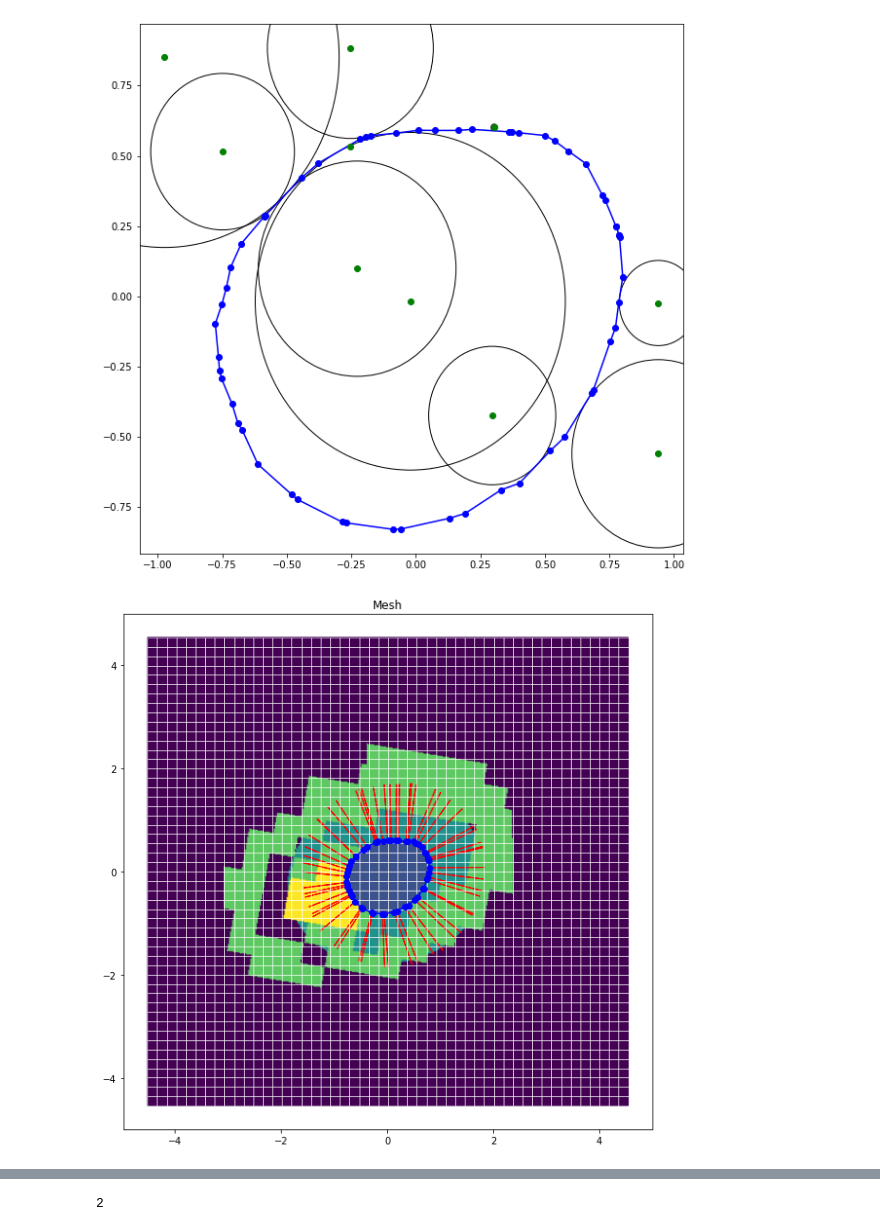
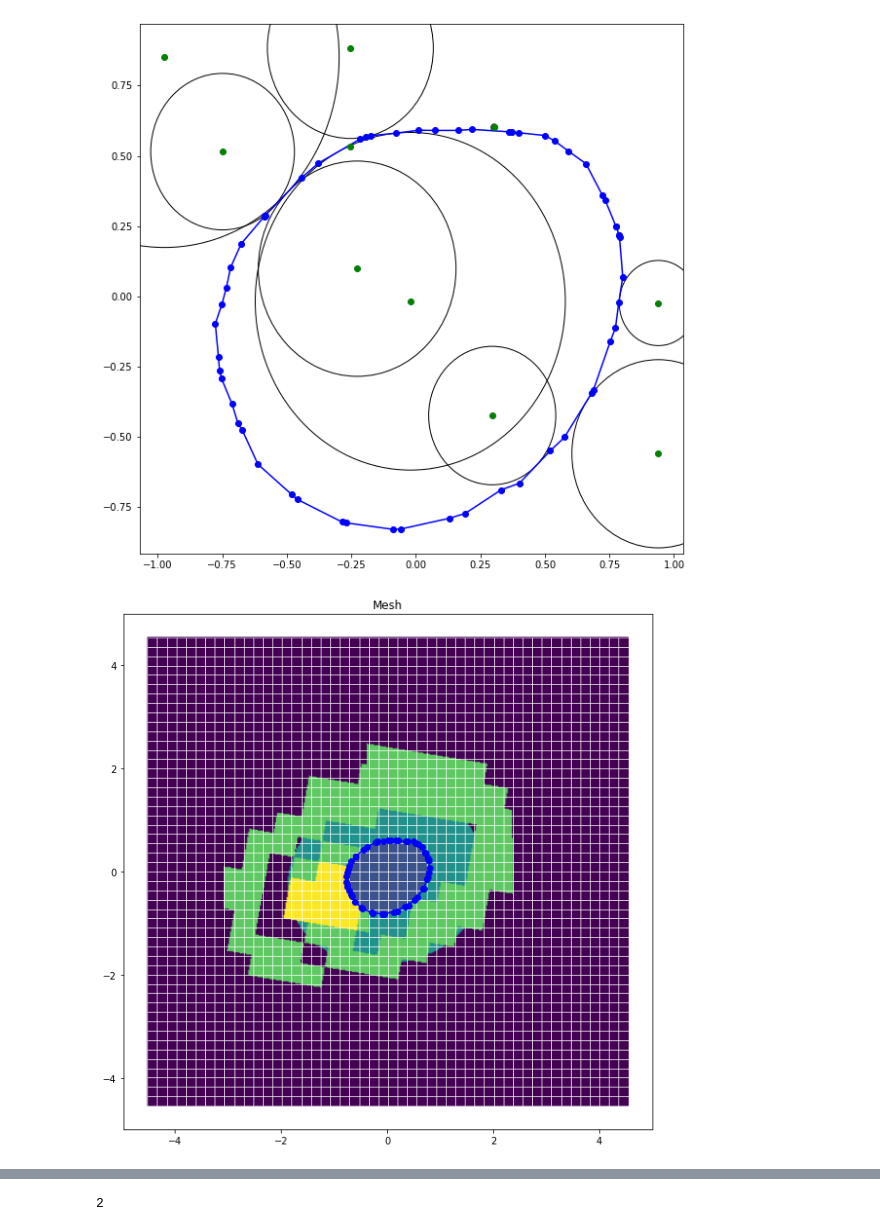
Before and after one commit to CAD-Team/heartflow, a Jupyter notebook: Model_00_slice_00/pressurized_artery.ipynb, the cells around one changed output, grey strips where cells are left out. Drawn from its saved outputs; the diff is of its cells as text; code cells hidden in the pictures.

```diff
--- a/Model_00_slice_00/pressurized_artery.ipynb
+++ b/Model_00_slice_00/pressurized_artery.ipynb
@@ -1506,15 +1509,15 @@ topo, ns.x = mesh.rectilinear([x,y])
 # %%
 n = 10
 arrow_size = 0.0001
 
 ns.autoplaque = MaterialProperties(ns.x[0], ns.x[1])
 bez = topo.sample('bezier', n)
 ax = PlotMesh(topo, ns.x, ns.autoplaque, n=n)
 ax.plot(sorted_pts[:,0], sorted_pts[:,1], '-bo')
 ax.plot([sorted_pts[-1,0], sorted_pts[0,0]],[sorted_pts[-1,1],sorted_pts[0,1]],'-bo')
 for i in range(len(sorted_tractions)):
     v = arrow_size * sorted_tractions[i]
     a = sorted_pts[i]
-    ax.arrow(a[0], a[1], v[0], v[1], color='r')
+    # ax.arrow(a[0], a[1], v[0], v[1], color='r')
 # %% [output]
-[figure, old version]
+[figure, new version]
```
Also changed, not shown: parts of 5 cells of this notebook, 27 other files.
